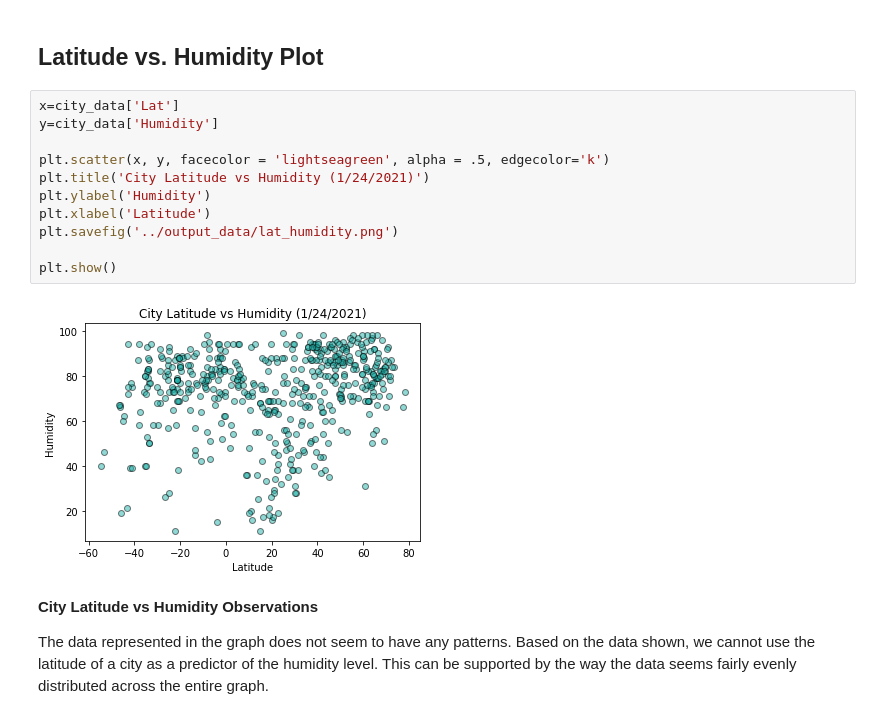
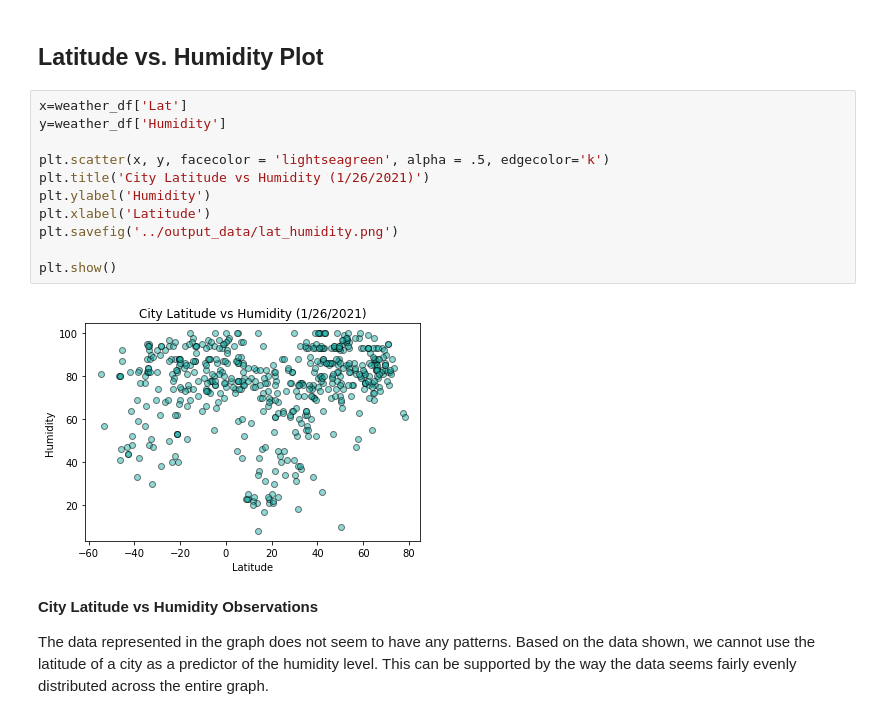
Before and after one commit to c-kleerun/python-api-challenge, a Jupyter notebook: WeatherPy/WeatherPy.ipynb, the cells around one changed output. Drawn from its saved outputs; the diff is of its cells as text.

Commit message:
added code to VacationPy, fixed errors in WeatherPy and completed analysis

```diff
--- a/WeatherPy/WeatherPy.ipynb
+++ b/WeatherPy/WeatherPy.ipynb
@@ -222,18 +194,18 @@ The data shown in this graph seem to show a relationship between the latitude of
 # %% [markdown]
 ## Latitude vs. Humidity Plot
 # %%
-x=city_data['Lat']
-y=city_data['Humidity']
+x=weather_df['Lat']
+y=weather_df['Humidity']
 
 plt.scatter(x, y, facecolor = 'lightseagreen', alpha = .5, edgecolor='k')
-plt.title('City Latitude vs Humidity (1/24/2021)')
+plt.title('City Latitude vs Humidity (1/26/2021)')
 plt.ylabel('Humidity')
 plt.xlabel('Latitude')
 plt.savefig('../output_data/lat_humidity.png')
 
 plt.show()
 # %% [output]
-[figure, old version]
+[figure, new version]
 # %% [markdown]
 **City Latitude vs Humidity Observations**
 
```
Also changed, not shown: parts of 28 cells of this notebook, 14 other files.
